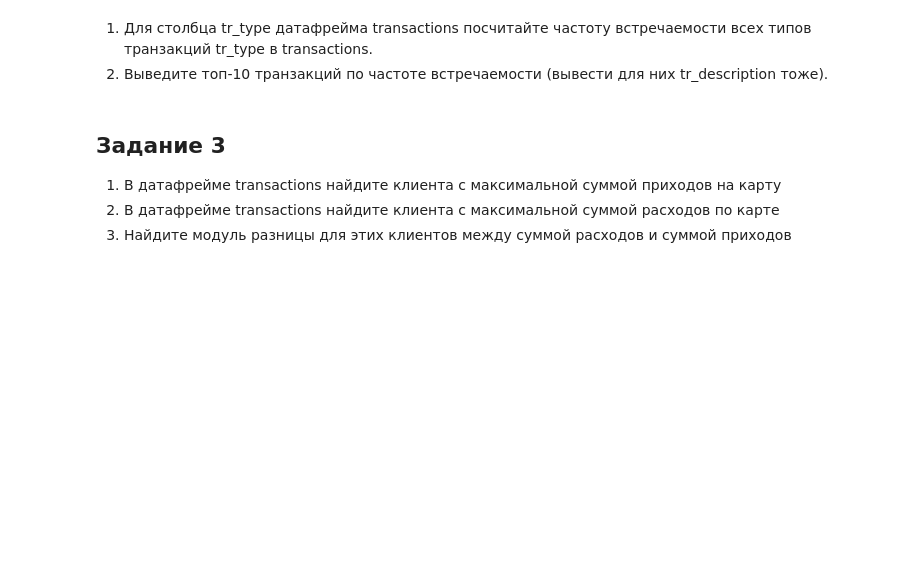
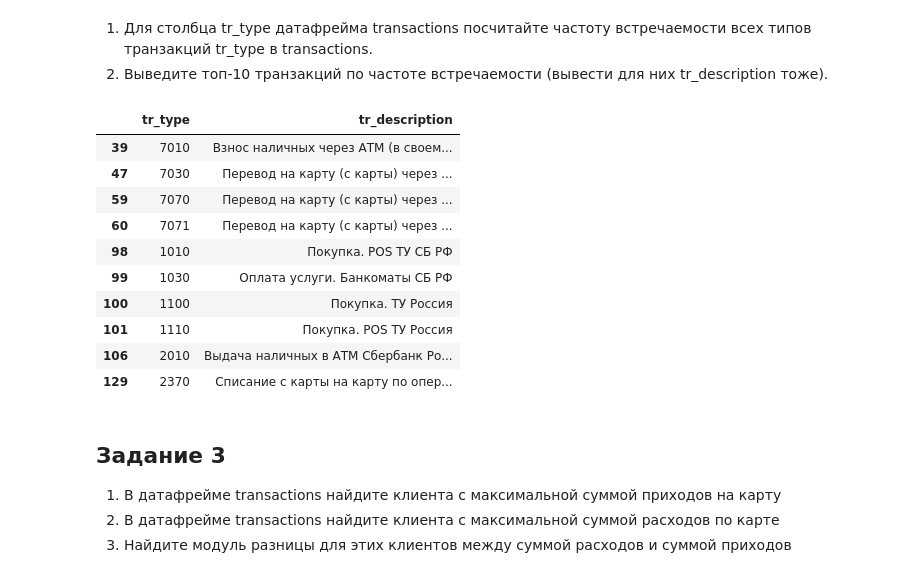
Before and after one commit to I-SER-I/I-SER-I-ITMO-ML-5-sem, a Jupyter notebook: Lab2.ipynb, the cells around one changed output. Saved outputs shown, nothing was run; the diff lists cells and outputs as text; code cells hidden in the pictures; blank space fills up the shorter version.

```diff
--- a/Lab2.ipynb
+++ b/Lab2.ipynb
@@ -94,6 +113,21 @@ tr_type;tr_description
 # %% [markdown]
 1. Для столбца tr_type датафрейма transactions посчитайте частоту встречаемости всех типов транзакций tr_type в transactions.
 2. Выведите топ-10 транзакций по частоте встречаемости (вывести для них tr_description тоже).
+# %%
+top_ten_transactions = transactions["tr_type"].value_counts().sort_values(ascending=False).head(10)
+tr_types[tr_types["tr_type"].isin(top_ten_transactions.index)]
+# %% [output]
+|  | tr_type | tr_description |
+| 39 | 7010 | Взнос наличных через АТМ (в своем... |
+| 47 | 7030 | Перевод на карту (с карты) через ... |
+| 59 | 7070 | Перевод на карту (с карты) через ... |
+| 60 | 7071 | Перевод на карту (с карты) через ... |
+| 98 | 1010 | Покупка. POS ТУ СБ РФ |
+| 99 | 1030 | Оплата услуги. Банкоматы СБ РФ |
+| 100 | 1100 | Покупка. ТУ Россия |
+| 101 | 1110 | Покупка. POS ТУ Россия |
+| 106 | 2010 | Выдача наличных в АТМ Сбербанк Ро... |
+| 129 | 2370 | Списание с карты на карту по опер... |
 # %% [markdown]
 ## Задание 3
 1. В датафрейме transactions найдите клиента с максимальной суммой приходов на карту
```
Also changed, not shown: parts of 22 cells of this notebook.
